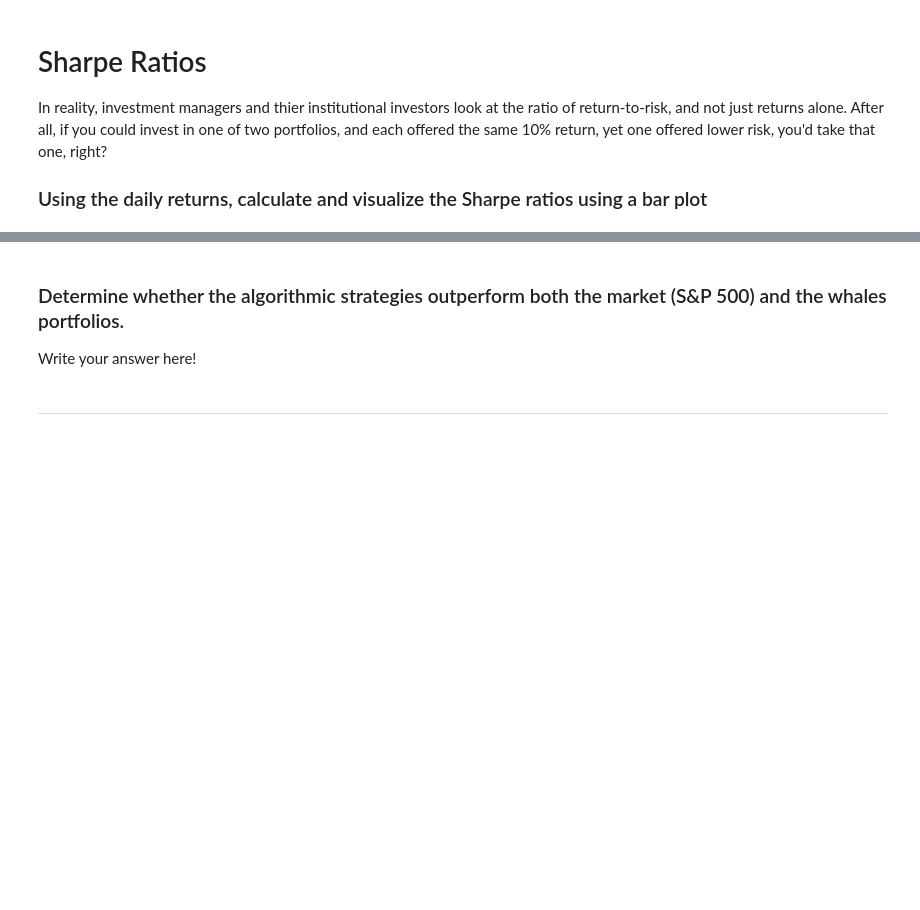
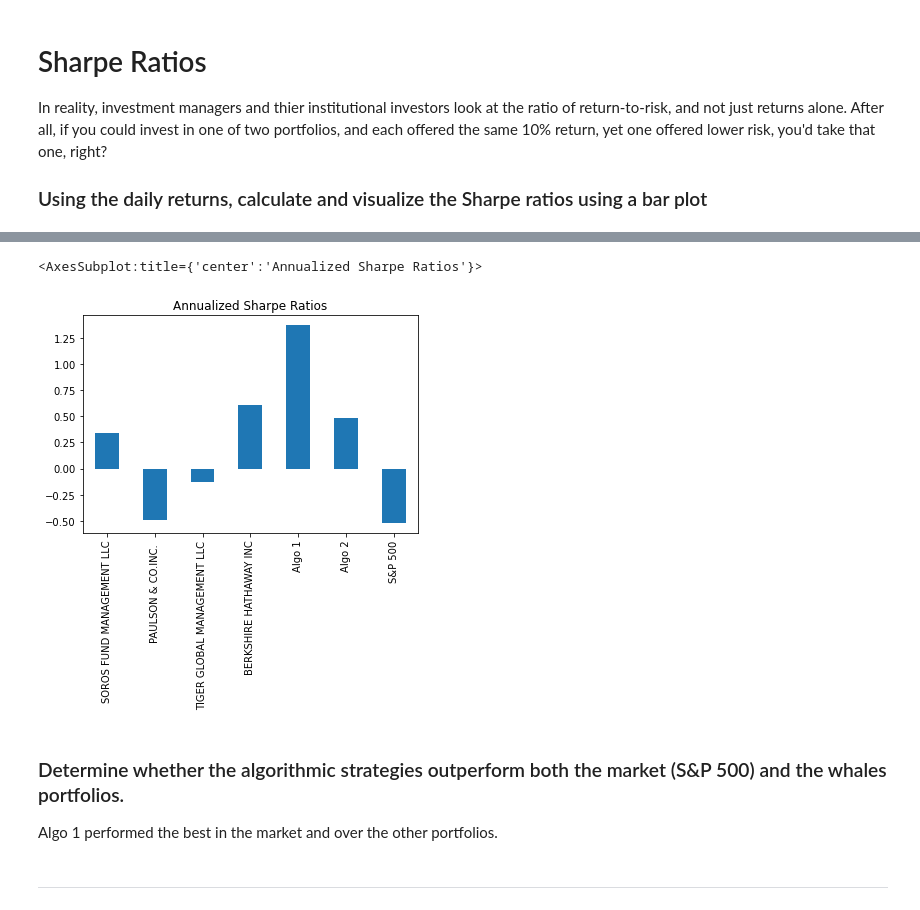
Before and after one commit to Wil-bro0824/A_Whale_Off_PortFolio, a Jupyter notebook: whale_analysis.ipynb, the cells around one changed output, grey strips where cells are left out. Cells and saved outputs as stored; diff of their text form; code cells hidden in the pictures; blank space fills up the shorter version.

```diff
--- a/whale_analysis.ipynb
+++ b/whale_analysis.ipynb
@@ -313,0 +318,4 @@ In reality, investment managers and thier institutional investors look at the ra
+# %%
+# Annualized Sharpe Ratios
+annualized_sr = portfolio_returns_df.mean()*252/(portfolio_returns_df.std()*np.sqrt(252))
+annualized_sr
@@ -314,9 +331,13 @@ In reality, investment managers and thier institutional investors look at the ra
 # %%
 # Visualize the sharpe ratios as a bar plot
+annualized_sr.plot(kind = 'bar', title = 'Annualized Sharpe Ratios')
+# %% [output]
+<AxesSubplot:title={'center':'Annualized Sharpe Ratios'}>
+[figure, added]
 # %% [markdown]
 ### Determine whether the algorithmic strategies outperform both the market (S&P 500) and the whales portfolios.
 
-Write your answer here!
+Algo 1 performed the best in the market and over the other portfolios.
 # %% [markdown]
 ---
 # %% [markdown]
```
Also changed, not shown: parts of 21 cells of this notebook.
